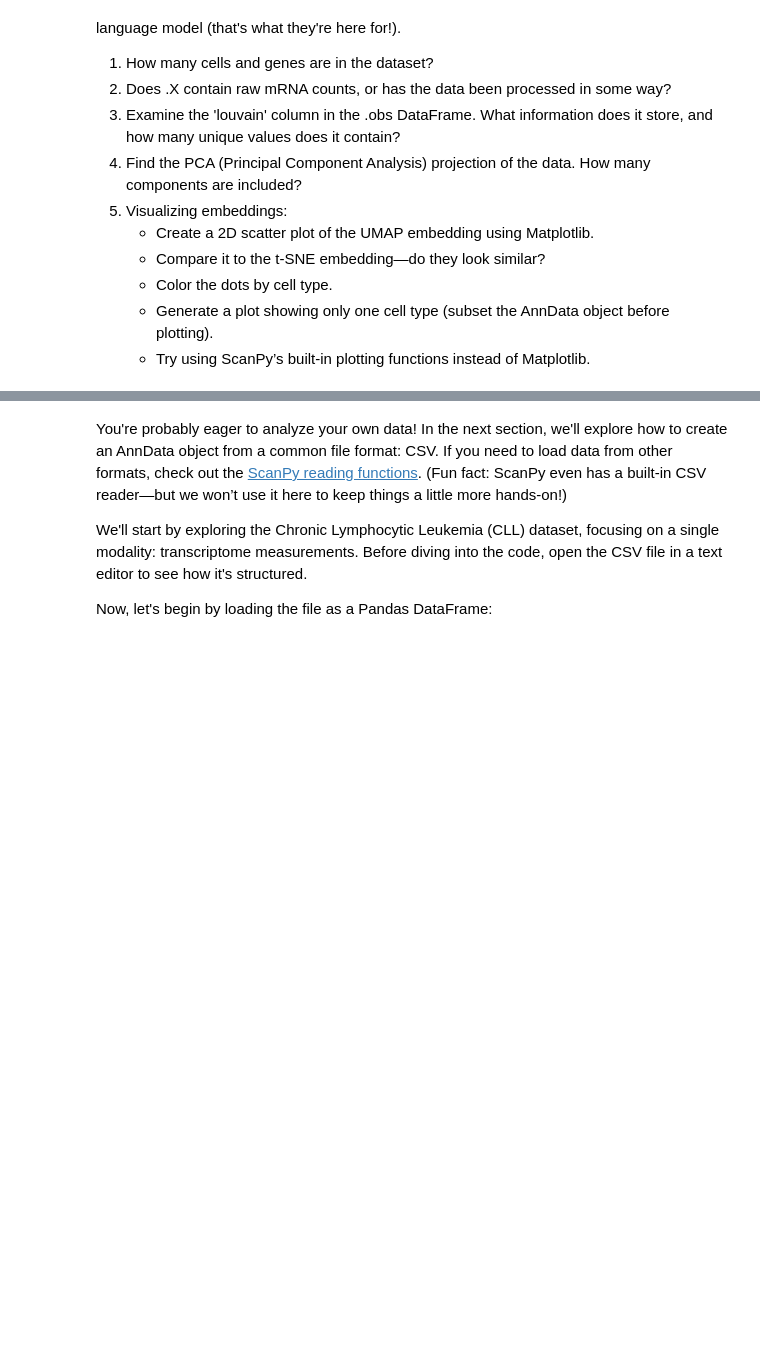
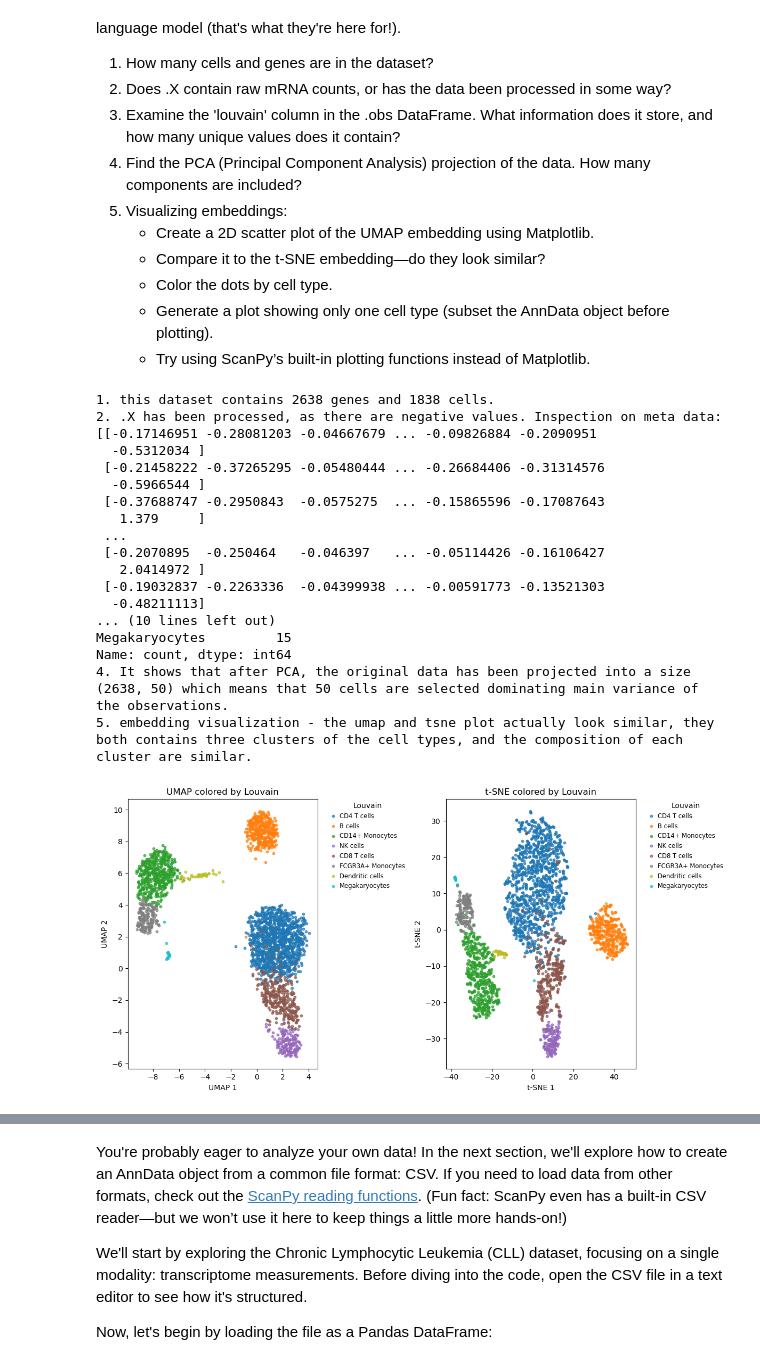
Before and after one commit to penelopenelope/ebi_mofa_workshop_precision_medicine, a Jupyter notebook: project.ipynb, the cells around one changed output, grey strips where cells are left out. Drawn from its saved outputs; the diff is of its cells as text; code cells hidden in the pictures; blank space fills up the shorter version.

Commit message:
finished AnnData inspection on embedded dataset.

```diff
--- a/project.ipynb
+++ b/project.ipynb
@@ -78,0 +87,72 @@ Take a closer look at the AnnData object and see what you can learn about the da
+# %%
+# your code ...
+
+print("1. this dataset contains 2638 genes and 1838 cells.")
+
+print("2. .X has been processed, as there are negative values. Inspection on meta data: ", adata.X)
+
+print("3. the 'louvain' column contains cell type information, and its unique values are shown below.", adata.obs['louvain'].value_counts())
+
+print("4. It shows that after PCA, the original data has been projected into a size", adata.obsm['X_pca'].shape, "which means that 50 cells are selected dominating main variance of the observations.")
+
+print("5. embedding visualization - the umap and tsne plot actually look similar, they both contains three clusters of the cell types, and the composition of each cluster are similar. ")
+umap = adata.obsm['X_umap']
+tsne = adata.obsm['X_tsne']
+
+# color by cell type
+louvain = adata.obs['louvain']
+unique_clusters = louvain.unique()
+colors = plt.cm.tab10(np.linspace(0, 1, len(unique_clusters)))
+cluster_color_dict = dict(zip(unique_clusters, colors))
+
+fig, axes = plt.subplots(1, 2, figsize=(12, 6))
+
+# UMAP plot
+for cluster in unique_clusters:
+    idx = louvain == cluster
+    axes[0].scatter(
+        umap[idx, 0], umap[idx, 1],
+        s=10, alpha=0.7,
+        color=cluster_color_dict[cluster],
+        label=cluster
+    )
+axes[0].set_xlabel('UMAP 1')
+axes[0].set_ylabel('UMAP 2')
+axes[0].set_title('UMAP colored by Louvain')
+axes[0].legend(title='Louvain', bbox_to_anchor=(1.05, 1), loc='upper left', fontsize='small')
+
+# t-SNE plot
+for cluster in unique_clusters:
+    idx = louvain == cluster
+    axes[1].scatter(
+        tsne[idx, 0], tsne[idx, 1],
+        s=10, alpha=0.7,
+        color=cluster_color_dict[cluster],
+        label=cluster
+    )
+axes[1].set_xlabel('t-SNE 1')
+axes[1].set_ylabel('t-SNE 2')
+axes[1].set_title('t-SNE colored by Louvain')
+axes[1].legend(title='Louvain', bbox_to_anchor=(1.05, 1), loc='upper left', fontsize='small')
+
+plt.tight_layout()
+plt.show()
+# %% [output]
+1. this dataset contains 2638 genes and 1838 cells.
+2. .X has been processed, as there are negative values. Inspection on meta data:  [[-0.17146951 -0.28081203 -0.04667679 ... -0.09826884 -0.2090951
+  -0.5312034 ]
+ [-0.21458222 -0.37265295 -0.05480444 ... -0.26684406 -0.31314576
+  -0.5966544 ]
+ [-0.37688747 -0.2950843  -0.0575275  ... -0.15865596 -0.17087643
+   1.379     ]
+ ...
+ [-0.2070895  -0.250464   -0.046397   ... -0.05114426 -0.16106427
+   2.0414972 ]
+ [-0.19032837 -0.2263336  -0.04399938 ... -0.00591773 -0.13521303
+  -0.48211113]
+... (10 lines left out)
+Megakaryocytes         15
+Name: count, dtype: int64
+4. It shows that after PCA, the original data has been projected into a size (2638, 50) which means that 50 cells are selected dominating main variance of the observations.
+5. embedding visualization - the umap and tsne plot actually look similar, they both contains three clusters of the cell types, and the composition of each cluster are similar.
+[figure, added]
```
Also changed, not shown: parts of 4 cells of this notebook.
